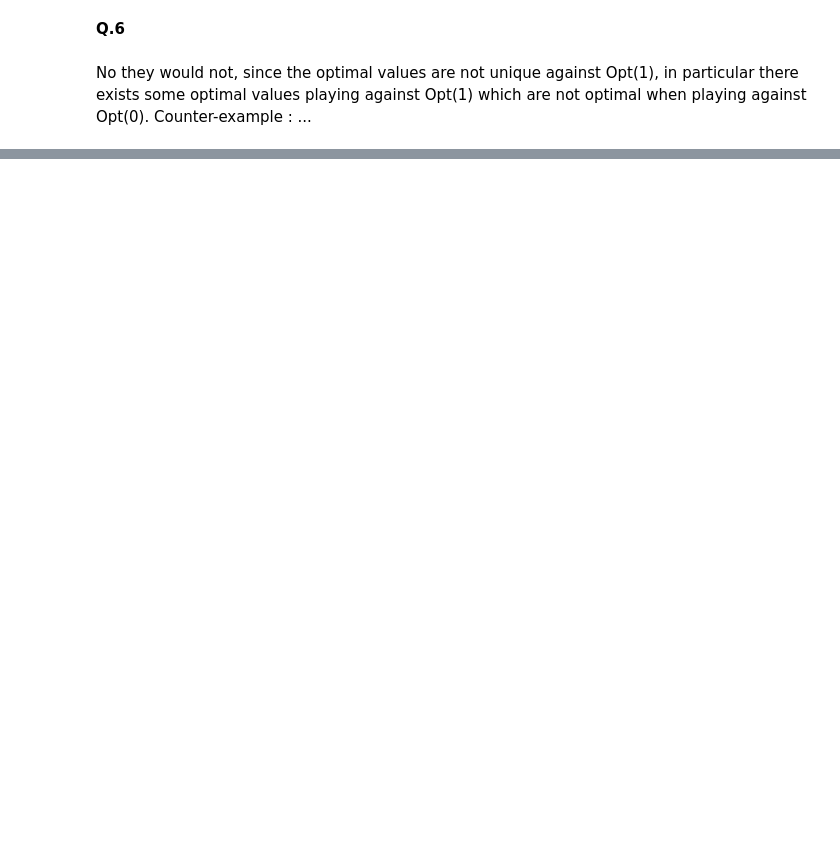
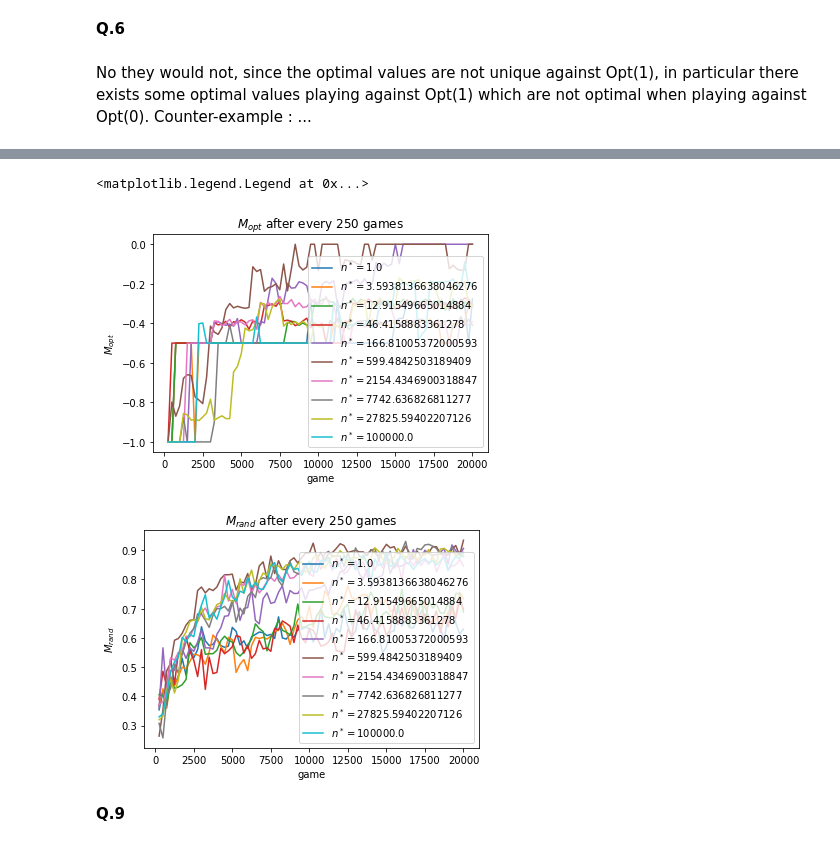
Before and after one commit to Noam-Ghenassia/ANN_miniproject, a Jupyter notebook: Q-learning.ipynb, the cells around one changed output, grey strips where cells are left out. Drawn from its saved outputs; the diff is of its cells as text; code cells hidden in the pictures; blank space fills up the shorter version.

```diff
--- a/Q-learning.ipynb
+++ b/Q-learning.ipynb
@@ -181,0 +238,50 @@ No they would not, since the optimal values are not unique against Opt(1), in pa
+# %%
+alpha = 0.05
+gamma = 0.99
+epsilon_min = 0.1
+epsilon_max = 0.8
+n_stars = np.logspace(0, 5, 10)
+# %%
+training_number = 20000
+window_size = 250
+
+M_opts_iter = []
+M_rands_iter = []
+
+for n_star in n_stars:
+    M_opts = []
+    M_rands = []
+
+    q_learner = Q_learner_exploration(alpha, gamma, epsilon_min, epsilon_max, n_star, seed=seed)
+    for i in range(int(training_number/window_size)):
+        q_learner.self_train(window_size)
+
+        M_opts.append(utility.M_opt(q_learner))
+        M_rands.append(utility.M_rand(q_learner))
+
+    M_opts_iter.append(M_opts)
+    M_rands_iter.append(M_rands)
+# %%
+ratio = int(training_number/window_size)
+
+plt.figure(0)
+for n_star, M_opts in zip(n_stars, M_opts_iter):
+    plt.plot((np.arange(ratio)+1)*window_size, M_opts, label=r'$n^*=${}'.format(n_star))
+plt.xlabel('game')
+plt.ylabel(r'$M_{opt}$')
+plt.title(r'$M_{opt}$ after every 250 games')
+plt.legend()
+
+plt.figure(1)
+for n_star, M_rands in zip(n_stars, M_rands_iter):
+    plt.plot((np.arange(ratio)+1)*window_size, M_rands, label=r'$n^*=${}'.format(n_star))
+plt.xlabel('game')
+plt.ylabel(r'$M_{rand}$')
+plt.title(r'$M_{rand}$ after every 250 games')
+plt.legend()
+# %% [output]
+<matplotlib.legend.Legend at 0x...>
+[figure, added]
+[figure, added]
+# %% [markdown]
+**Q.9**
```
Also changed, not shown: parts of 13 cells of this notebook, 2 other files.
